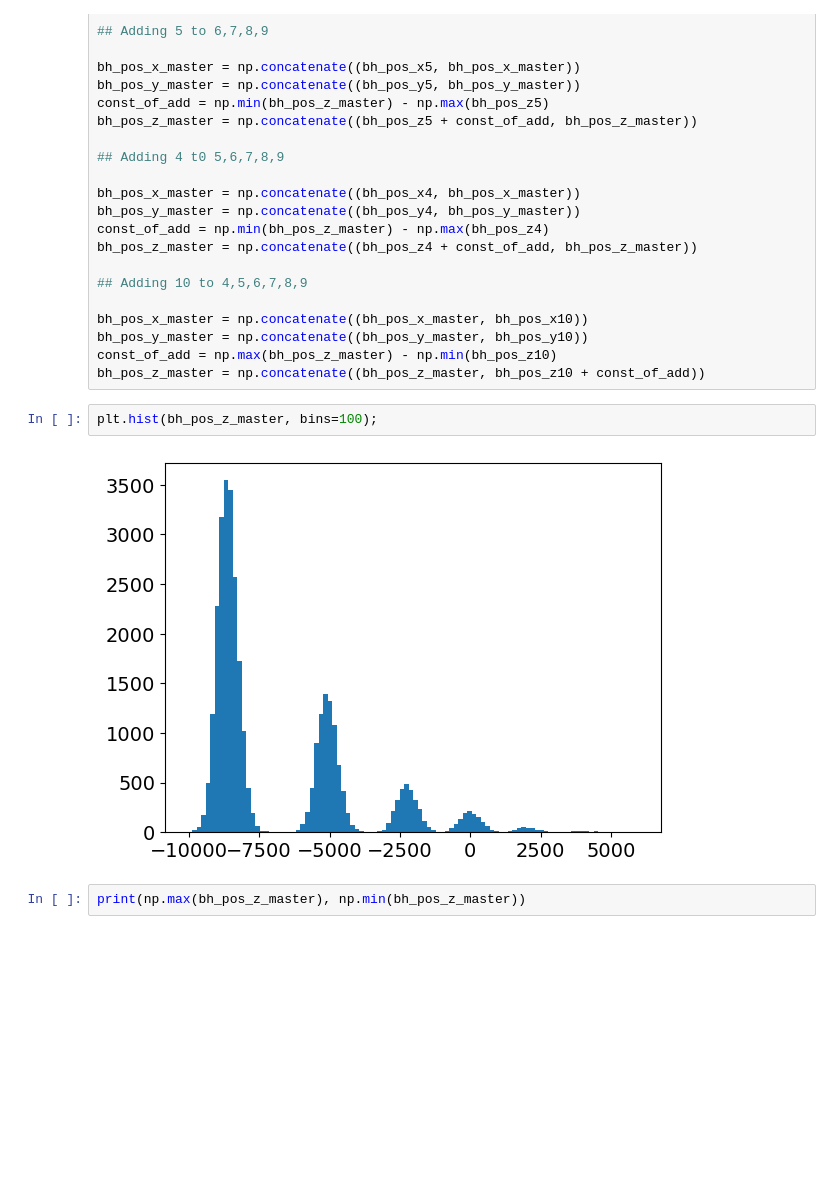
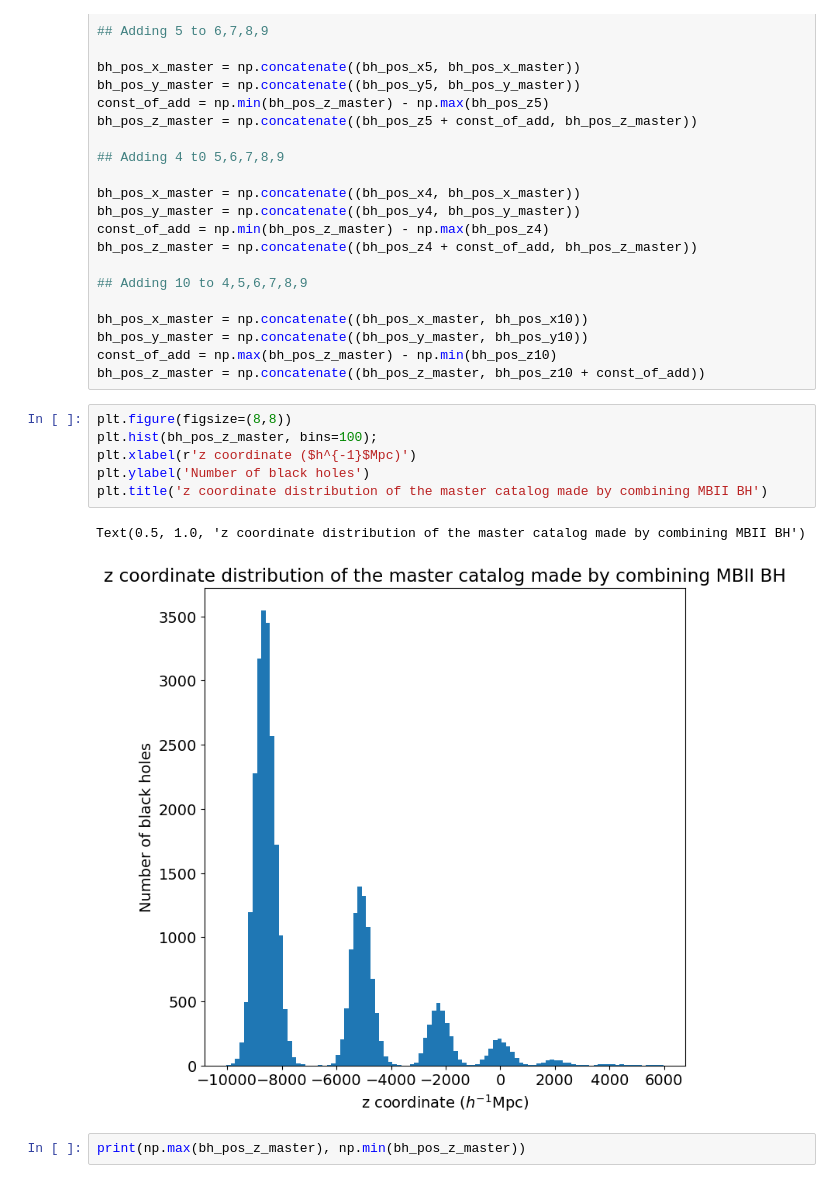
Before and after one commit to VibinRam/DP2, a Jupyter notebook: Codes/Clustering_simulation/MBIIdatacorr.ipynb, the cells around one changed output. Cells and saved outputs as stored; diff of their text form; blank space fills up the shorter version.

```diff
--- a/Codes/Clustering_simulation/MBIIdatacorr.ipynb
+++ b/Codes/Clustering_simulation/MBIIdatacorr.ipynb
@@ -1741,10 +1741,15 @@ bh_pos_x_master = np.concatenate((bh_pos_x_master, bh_pos_x10))
 bh_pos_y_master = np.concatenate((bh_pos_y_master, bh_pos_y10))
 const_of_add = np.max(bh_pos_z_master) - np.min(bh_pos_z10)
 bh_pos_z_master = np.concatenate((bh_pos_z_master, bh_pos_z10 + const_of_add))
-# %%
-plt.hist(bh_pos_z_master, bins=100);
-# %% [output]
-[figure, removed]
+# %%
+plt.figure(figsize=(8,8))
+plt.hist(bh_pos_z_master, bins=100);
+plt.xlabel(r'z coordinate ($h^{-1}$Mpc)')
+plt.ylabel('Number of black holes')
+plt.title('z coordinate distribution of the master catalog made by combining MBII BH')
+# %% [output]
+Text(0.5, 1.0, 'z coordinate distribution of the master catalog made by combining MBII BH')
+[figure, added]
 # %%
 print(np.max(bh_pos_z_master), np.min(bh_pos_z_master))
 # %% [output]
```
Also changed, not shown: parts of 4 cells of this notebook, 2 other files.
